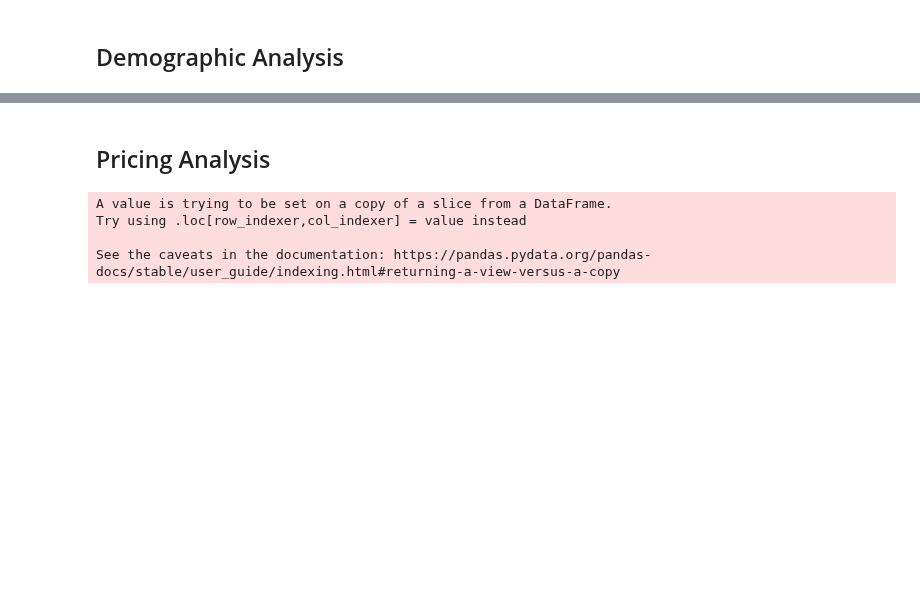
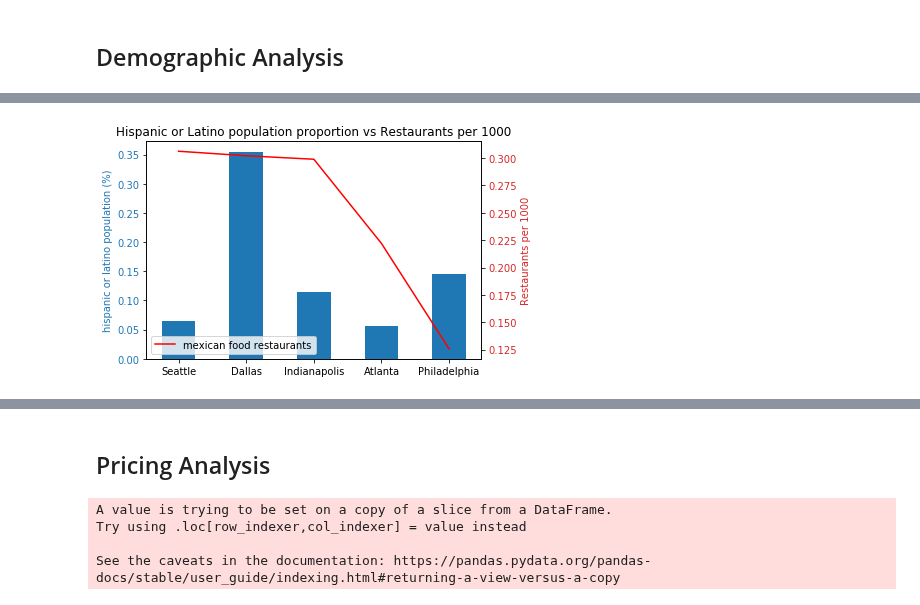
Before and after one commit to DPintacasi/teamcobra_project1, a Jupyter notebook: Scripts/final_analysis.ipynb, the cells around one changed output, grey strips where cells are left out. Saved outputs shown, nothing was run; the diff lists cells and outputs as text; code cells hidden in the pictures; blank space fills up the shorter version.

```diff
--- a/Scripts/final_analysis.ipynb
+++ b/Scripts/final_analysis.ipynb
@@ -231,0 +197,21 @@ plt.show()
+# %%
+ax1 = plt.subplot(111)
+
+color = 'tab:blue'
+ax1.bar(cities, [p.loc['hispanic_or_latino'] for p in pop_ethnicities_p_bycity], width=0.5, color=color, align='center')
+ax1.set_ylabel('hispanic or latino population (%)', color=color)
+ax1.tick_params(axis='y', labelcolor=color)
+
+ax2 = ax1.twinx()
+
+color = 'tab:red'
+ax2.plot(cities, [p.loc['mexican'] for p in rest_ethnicities_p_bycity], color='r', label = 'mexican food restaurants')
+ax2.set_ylabel('Restaurants per 1000', color=color)
+ax2.tick_params(axis='y', labelcolor=color)
+
+plt.title('Hispanic or Latino population proportion vs Restaurants per 1000')
+plt.legend()
+plt.savefig('../Output/Charts/rest_vs_pop_hispanic.png')
+plt.show()
+# %% [output]
+[figure, added]
```
Also changed, not shown: parts of 13 cells of this notebook, 4 other files.
